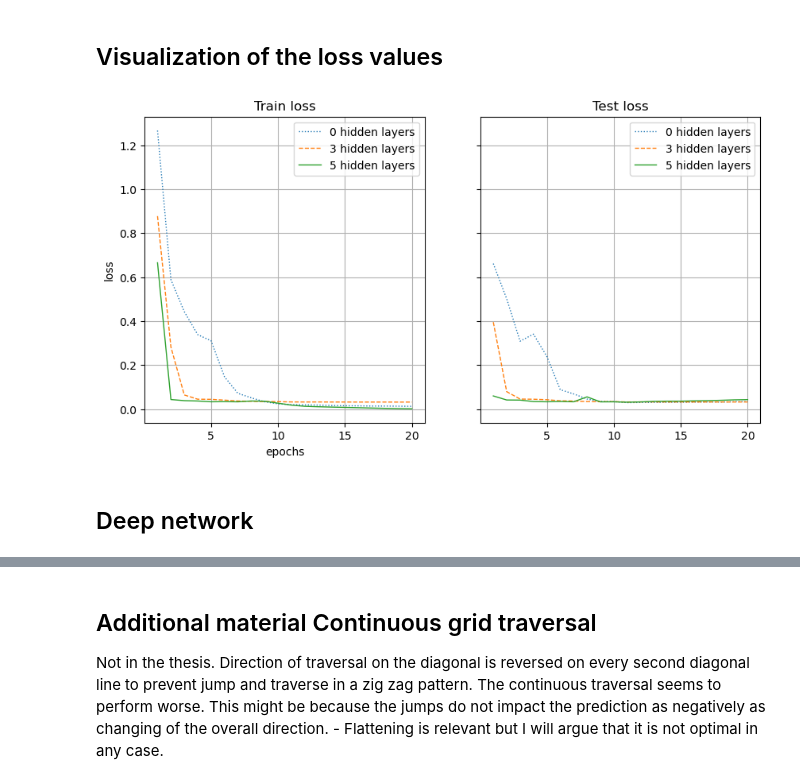
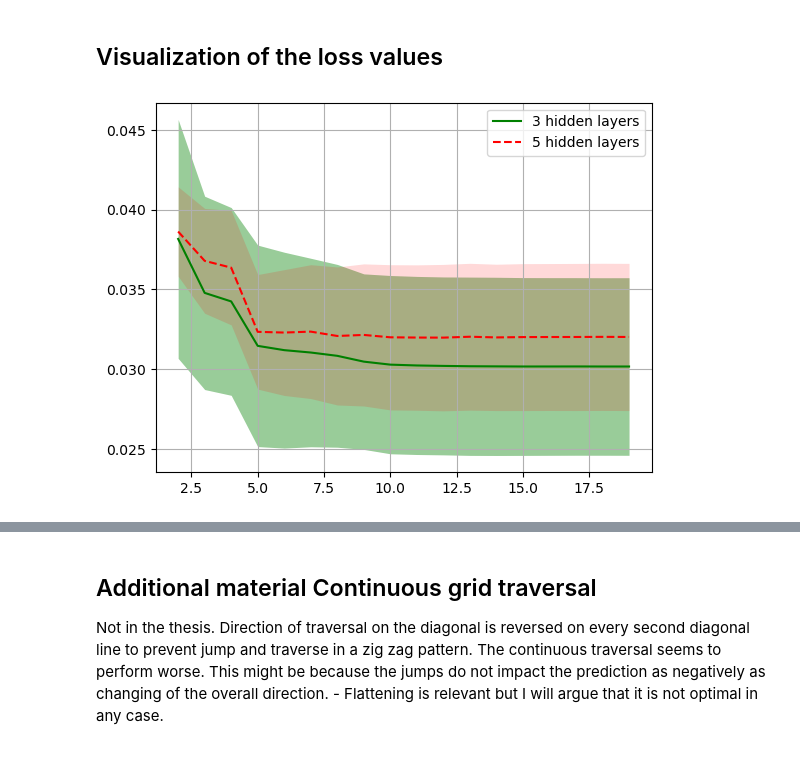
Before and after one commit to vschormann/MA_ML_assisted_SUPG, a Jupyter notebook: Section_3_1.ipynb, the cells around one changed output, grey strips where cells are left out. Cells and saved outputs as stored; diff of their text form; code cells hidden in the pictures.

```diff
--- a/Section_3_1.ipynb
+++ b/Section_3_1.ipynb
@@ -755,33 +791,51 @@ train_loss_d6_plain, test_loss_d6_plain, = train(
 # %% [markdown]
 ## Visualization of the loss values
 # %%
-start = 0
-end = 20
-x= np.linspace(start+1,end,len(train_loss_d1_plain[start:end]))
+import numpy as np
+import matplotlib.pyplot as plt
+
+dir0 = "data/example_3_1/test_cMLP_narrow"
+dir1 = "data/example_3_1/test_cMLP_3hidden"
+dir2 = "data/example_3_1/test_cMLP_5hidden"
+dir3 = "data/example_3_1/test_cMLP_10hidden"
 
 
-fig, (ax1, ax2) = plt.subplots(nrows=1, ncols=2, sharey=True, sharex=True)
 
-ax1.plot(x, train_loss_d1_plain[start:end], label= '0 hidden layers', linestyle=':', linewidth=1)
-ax1.plot(x, train_loss_d4_plain[start:end], label= '3 hidden layers', linestyle='--', linewidth=1)
-ax1.plot(x, train_loss_d6_plain[start:end], label= '5 hidden layers', linestyle='-', linewidth=1)
-ax2.plot(x, test_loss_d1_plain[start:end], label= '0 hidden layers', linestyle=':', linewidth=1)
-ax2.plot(x, test_loss_d4_plain[start:end],label='3 hidden layers', linestyle='--', linewidth=1)
-ax2.plot(x, test_loss_d6_plain[start:end],label='5 hidden layers', linestyle='-', linewidth=1)
+def load_loss_arrays(dir, idx, threshold=None):
+    l = []
+    for k in idx:
+        arr = np.load(f"{dir}_{k}.npy")
+        if threshold:
+            if np.max(arr) < threshold:
+                l.append(arr)
+        else:
+            l.append(arr)
+    return np.stack(l, axis = 0)
 
+threshold = 5
+narrow = load_loss_arrays(dir0, np.arange(50), threshold)
+hidden3 = load_loss_arrays(dir1, np.arange(50), threshold)
+hidden5 = load_loss_arrays(dir2, np.arange(50), threshold)
+hidden10 = load_loss_arrays(dir3, np.arange(50), threshold)
 
-fig.set_size_inches(10,5)
-ax1.set_xlabel('epochs')
-ax1.set_ylabel('loss')
-ax1.set_title('Train loss')
-ax1.legend()
-ax1.grid(True)
-ax2.set_title('Test loss')
-ax2.legend()
-ax2.grid(True)
+start = 2
+end = 20
+def avg_loss_plot(model, label=None, start=0, end=-1, linestyle='-', alpha=0.5, color=None, ):
+    std = np.std(model, axis=0)[start:end]
+    avg = np.average(model, axis=0)[start:end]
+    u = avg-std
+    o = avg+std
+
+    x = np.arange(start, start+len(std))
+    plt.fill_between(x, u,o, alpha=alpha,linewidth=0, color=color)
+    plt.plot(x,avg, label=label,linestyle=linestyle, color=color)
+#avg_loss_plot(narrow, 'narrow model', start,end, linestyle='--', alpha=0.3)
+avg_loss_plot(hidden3, '3 hidden layers', start,end, alpha=0.4, color='green')
+avg_loss_plot(hidden5, '5 hidden layers', start,end, alpha=0.15, linestyle='--', color='red')
+#avg_loss_plot(hidden10, '10 hidden layers', start,end)
+plt.legend()
+plt.grid()
 plt.savefig('example_3_1_plain_loss.png')
 plt.show()
 # %% [output]
-[figure, old version]
+[figure, new version]
-# %% [markdown]
-## Deep network
```
Also changed, not shown: parts of 15 cells of this notebook, 2 other files.
